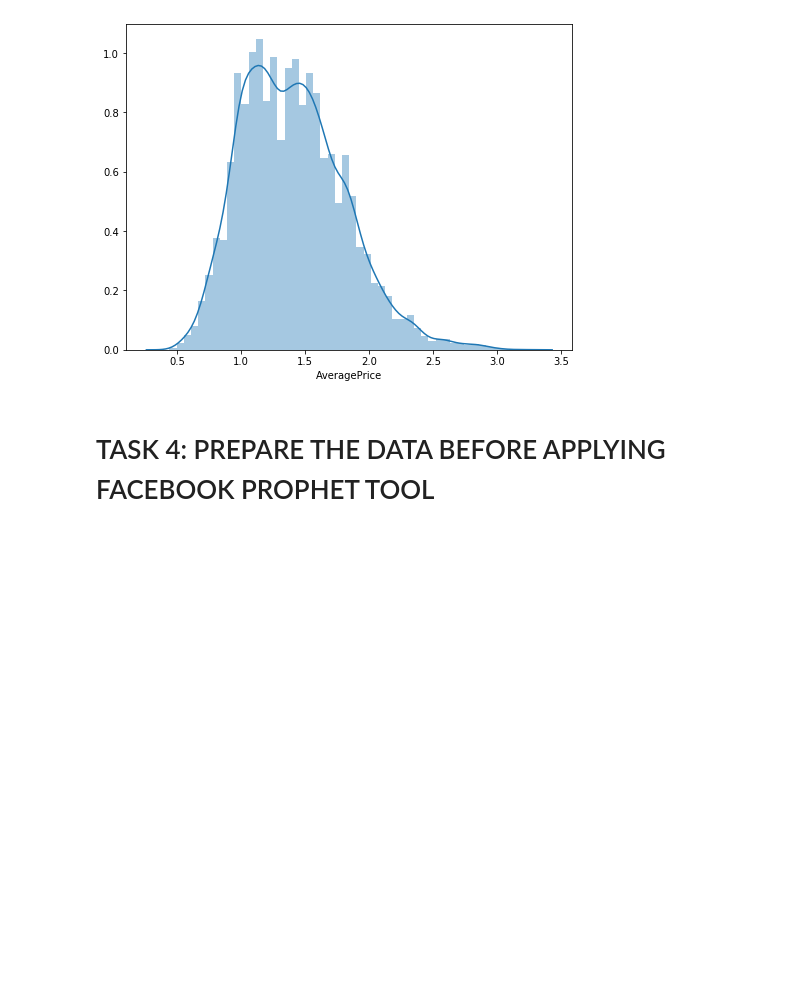
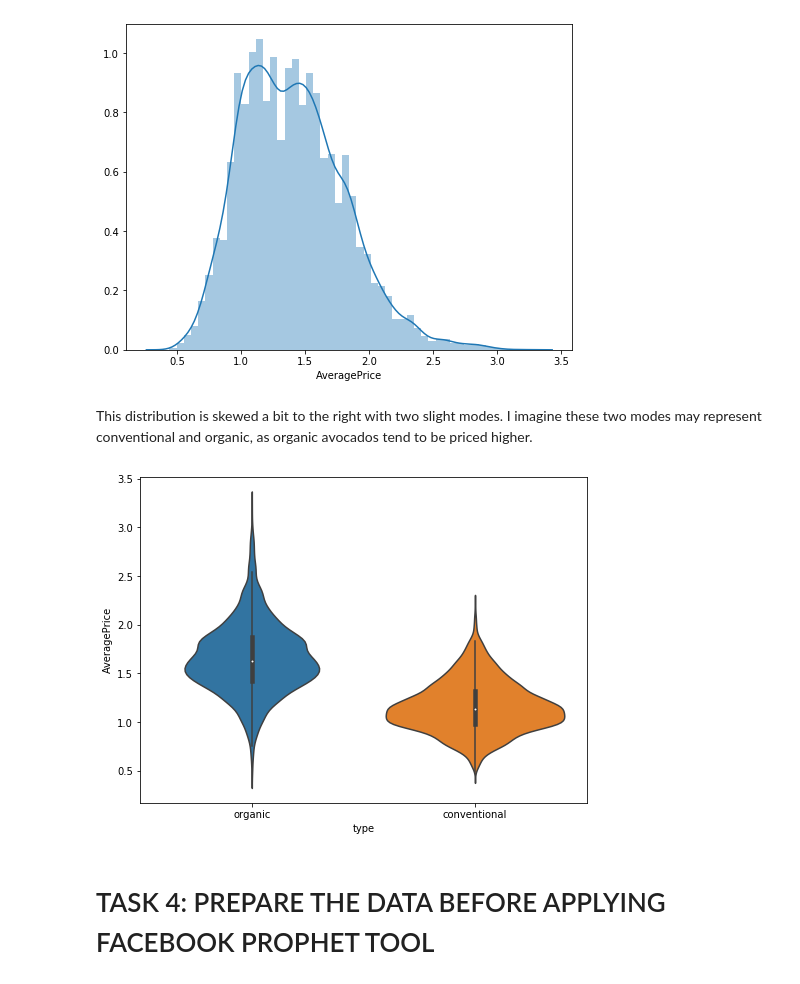
Before and after one commit to JessicaFB/Avocado-Time-Series, a Jupyter notebook: Predict Future Prices Using Facebook Prophet Skeleton.ipynb, the cells around one changed output. Cells and saved outputs as stored; diff of their text form; code cells hidden in the pictures; blank space fills up the shorter version.

Commit message:
Added plots to EDA.

```diff
--- a/Predict Future Prices Using Facebook Prophet Skeleton.ipynb
+++ b/Predict Future Prices Using Facebook Prophet Skeleton.ipynb
@@ -184,8 +185,18 @@ sns.distplot(y)
 plt.show()
 # %% [output]
 [figure]
+# %% [markdown]
+This distribution is skewed a bit to the right with two slight modes. I imagine these two modes may represent conventional and organic, as organic avocados tend to be priced higher.
 # %%
 # Plot a violin plot of the average price vs. avocado type
+
+# Set figure size
+plt.figure(figsize=(8,6))
+
+sns.violinplot(y='AveragePrice', x='type', data=df)
+plt.show()
+# %% [output]
+[figure, added]
 # %%
 # Bar Chart to indicate the number of regions
 
```
Also changed, not shown: parts of 1 cell of this notebook.
